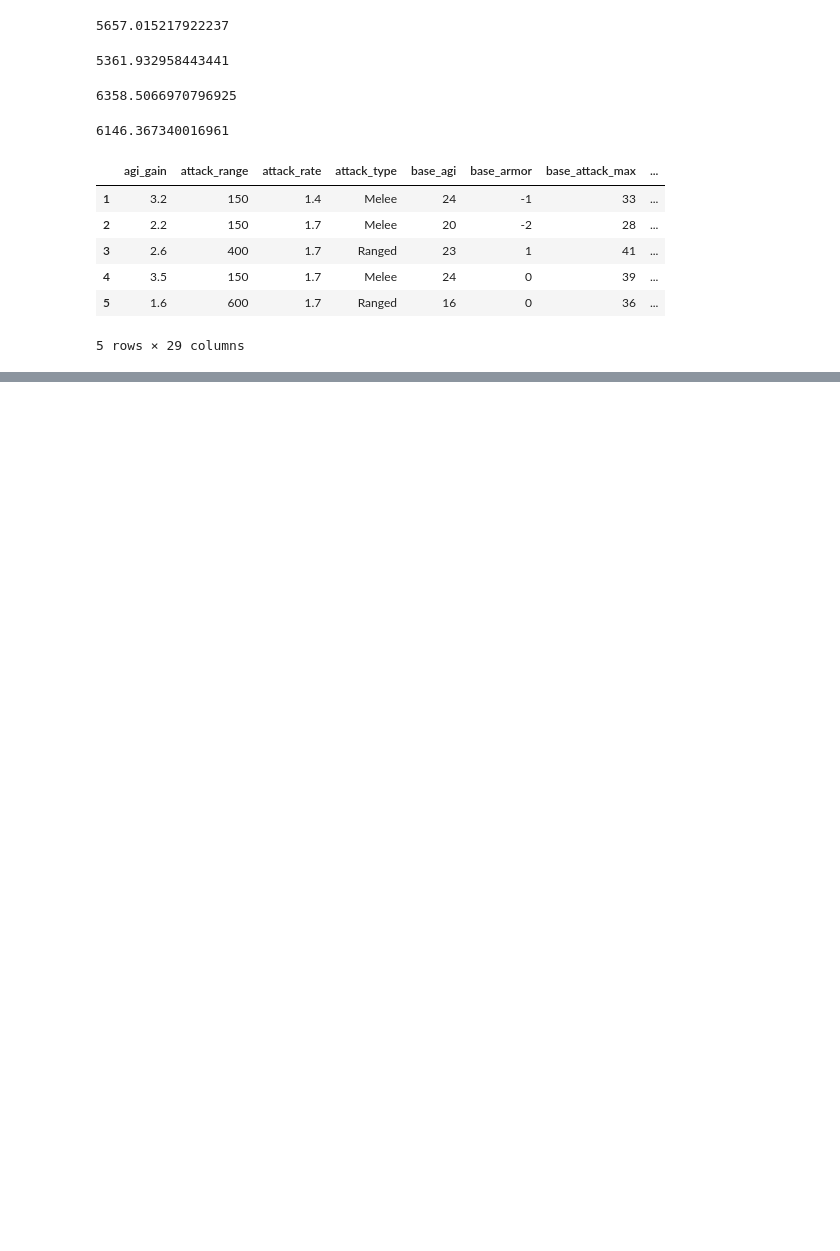
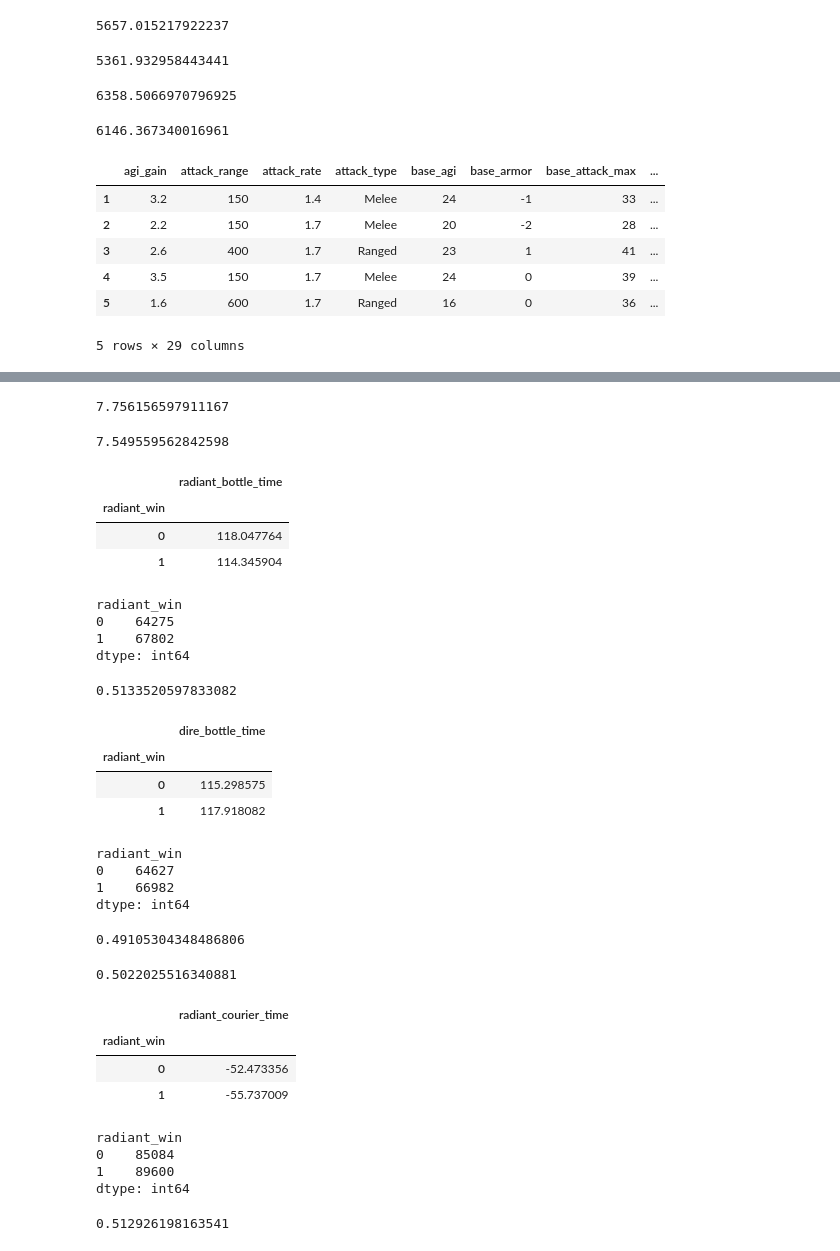
Before and after one commit to nathanConn/Springboard, a Jupyter notebook: Capstone 1.ipynb, the cells around one changed output, grey strips where cells are left out. Cells and saved outputs as stored; diff of their text form; code cells hidden in the pictures; blank space fills up the shorter version.

Commit message:
bottle win %

```diff
--- a/Capstone 1.ipynb
+++ b/Capstone 1.ipynb
@@ -244,0 +232,32 @@ heroes
+# %%
+mean_items_if_win = (radiant_mean_items_if_win[0] + dire_mean_items_if_win[0])/2
+mean_items_if_win
+# %% [output]
+7.756156597911167
+# %%
+mean_items_if_lose = (radiant_mean_items_if_lose[0] + dire_mean_items_if_lose[0])/2
+mean_items_if_lose
+# %% [output]
+7.549559562842598
+# %%
+r_bottle = df[['radiant_bottle_time', 'radiant_win']].dropna()
+# %%
+r_bottle.groupby(['radiant_win']).mean()
+# %% [output]
+|  | radiant_bottle_time |
+| radiant_win |  |
+| 0 | 118.047764 |
+| 1 | 114.345904 |
+# %%
+r_bottle_win = r_bottle.groupby(['radiant_win']).size()
+r_bottle_win
+# %% [output]
+radiant_win
+0    64275
+1    67802
+dtype: int64
+# %%
+r_bottle_win_per = r_bottle_win[1] / (r_bottle_win[0] + r_bottle_win[1])
+r_bottle_win_per
+# %% [output]
+0.5133520597833082
@@ -244,0 +266,46 @@ heroes
+# %%
+d_bottle.groupby(['radiant_win']).mean()
+# %% [output]
+|  | dire_bottle_time |
+| radiant_win |  |
+| 0 | 115.298575 |
+| 1 | 117.918082 |
+# %%
+d_bottle_win = d_bottle.groupby(['radiant_win']).size()
+d_bottle_win
+# %% [output]
+radiant_win
+0    64627
+1    66982
+dtype: int64
+# %%
+d_bottle_win_per = d_bottle_win[0] / (d_bottle_win[0] + d_bottle_win[1])
+d_bottle_win_per
+# %% [output]
+0.49105304348486806
+# %%
+bottle_win_per = (r_bottle_win_per + d_bottle_win_per)/2
+bottle_win_per
+# %% [output]
+0.5022025516340881
+# %%
+r_courier = df[['radiant_courier_time', 'radiant_win']].dropna()
+r_courier.groupby(['radiant_win']).mean()
+# %% [output]
+|  | radiant_courier_time |
+| radiant_win |  |
+| 0 | -52.473356 |
+| 1 | -55.737009 |
+# %%
+r_courier_win = r_courier.groupby(['radiant_win']).size()
+r_courier_win
+# %% [output]
+radiant_win
+0    85084
+1    89600
+dtype: int64
+# %%
+r_courier_win_per = r_courier_win[1] / (r_courier_win[0] + r_courier_win[1])
+r_courier_win_per
+# %% [output]
+0.512926198163541
```
Also changed, not shown: parts of 5 cells of this notebook.
